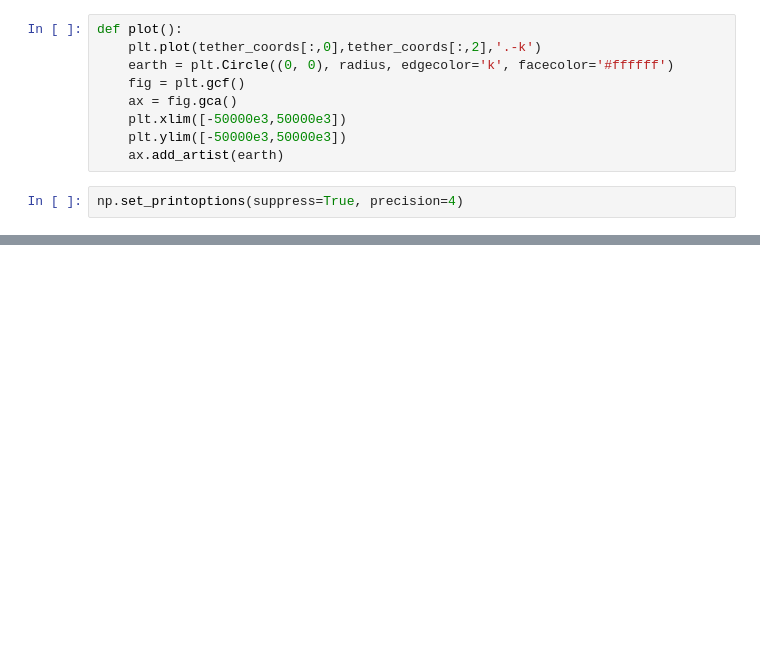
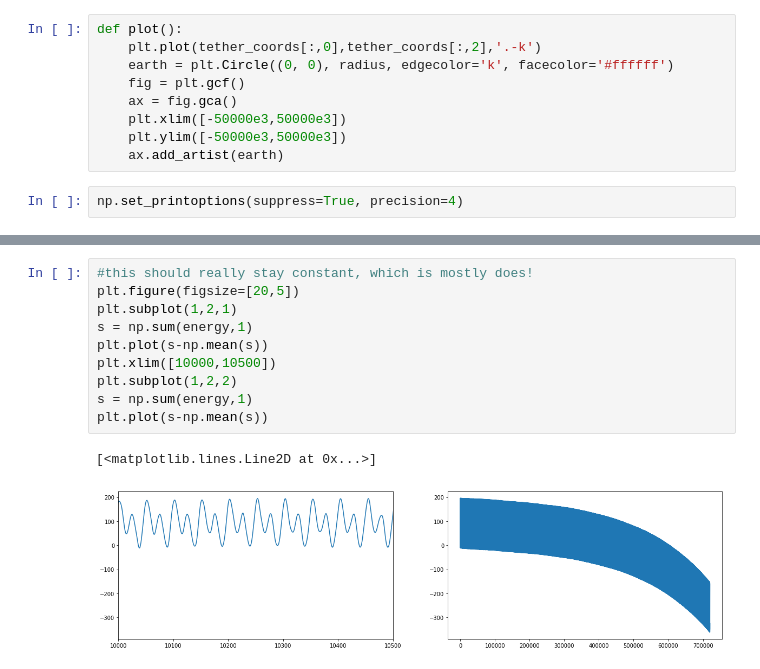
Before and after one commit to lionfish0/experimentation, a Jupyter notebook: Modelling Space Tether.ipynb, the cells around one changed output, grey strips where cells are left out. Cells and saved outputs as stored; diff of their text form; blank space fills up the shorter version.

```diff
--- a/Modelling Space Tether.ipynb
+++ b/Modelling Space Tether.ipynb
@@ -62,0 +87,13 @@ for it in range(3600*400):
+# %%
+#this should really stay constant, which is mostly does!
+plt.figure(figsize=[20,5])
+plt.subplot(1,2,1)
+s = np.sum(energy,1)
+plt.plot(s-np.mean(s))
+plt.xlim([10000,10500])
+plt.subplot(1,2,2)
+s = np.sum(energy,1)
+plt.plot(s-np.mean(s))
+# %% [output]
+[<matplotlib.lines.Line2D at 0x...>]
+[figure, added]
```
Also changed, not shown: parts of 3 cells of this notebook.
